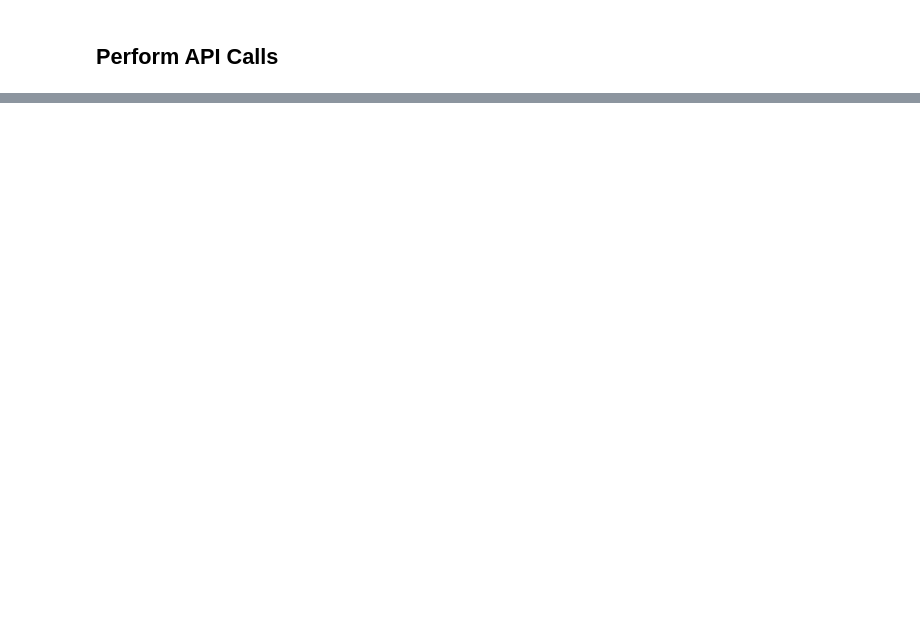
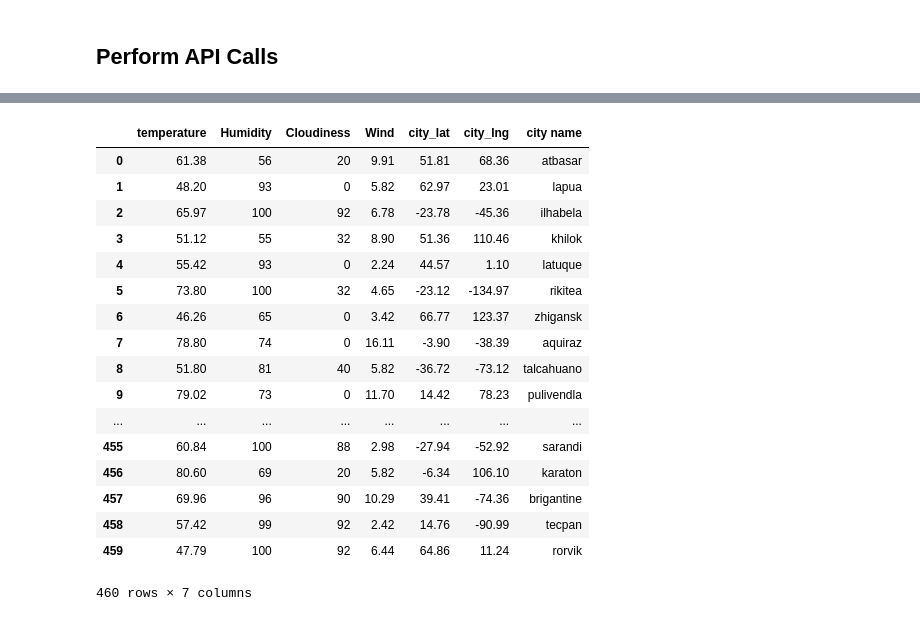
Before and after one commit to RubenP03/Data-Science-Portfolio, a Jupyter notebook: Assignment 6 - API/Instructions/starter_code/WeatherPy.ipynb, the cells around one changed output, grey strips where cells are left out. Cells and saved outputs as stored; diff of their text form; code cells hidden in the pictures; blank space fills up the shorter version.

```diff
--- a/Assignment 6 - API/Instructions/starter_code/WeatherPy.ipynb
+++ b/Assignment 6 - API/Instructions/starter_code/WeatherPy.ipynb
@@ -71,5 +80,5 @@ print(cities)
 api_key = api_keys.api_key
 
 # Starting URL for Weather Map API Call
-url = "http://api.openweathermap.org/data/2.5/weather?units=Imperial&APPID=" + api_key + "&q="+ cities[0]
+url = "http://api.openweathermap.org/data/2.5/weather?units=Imperial&APPID=" + api_key + "&q="
 print(url)
@@ -81,3 +92,27 @@ wind = []
 city_lat = []
 city_lng = []
 completed_cities = []
+# %%
+for city in cities:
+    city = city.replace(" ", "")
+    city_url = url + city
+
+    print(city_url)
+    # get city weather data
+    time.sleep(0.02)
+    print('Working on city: ' + city)
+    try:
+        # Build query URL
+        test = req.get(city_url).json()
+        print(test)
+
+        temps.append(test['main']['temp'])
+        humidity.append(test['main']['humidity'])
+        clouds.append(test['clouds']['all'])
+        wind.append(test['wind']['speed'])
+        city_lat.append(test['coord']['lat'])
+        city_lng.append(test['coord']['lon'])
+        completed_cities.append(city)
+    except:
+        print('City not found')
+        continue
@@ -84,6 +137,30 @@ completed_cities = []
 # %%
 # create empty dataframe for city and weather info
-column_names = ('City Name', 'Country Code', 'Latitude', 'Longitude','Temp (F)',
-            'Humidity (%)','Cloudiness (%)','Wind Speed (mph)')
-cities_df = pd.DataFrame(columns = column_names)
+d = {'temperature': temps,
+    'Humidity': humidity,
+    'Cloudiness': clouds,
+    'Wind': wind,
+    'city_lat': city_lat,
+    'city_lng': city_lng,
+    'city name': completed_cities}
+cities_df = pd.DataFrame(d)
 cities_df
+# %% [output]
+|  | temperature | Humidity | Cloudiness | Wind | city_lat | city_lng | city name |
+| 0 | 61.38 | 56 | 20 | 9.91 | 51.81 | 68.36 | atbasar |
+| 1 | 48.20 | 93 | 0 | 5.82 | 62.97 | 23.01 | lapua |
+| 2 | 65.97 | 100 | 92 | 6.78 | -23.78 | -45.36 | ilhabela |
+| 3 | 51.12 | 55 | 32 | 8.90 | 51.36 | 110.46 | khilok |
+| 4 | 55.42 | 93 | 0 | 2.24 | 44.57 | 1.10 | latuque |
+| 5 | 73.80 | 100 | 32 | 4.65 | -23.12 | -134.97 | rikitea |
+| 6 | 46.26 | 65 | 0 | 3.42 | 66.77 | 123.37 | zhigansk |
+| 7 | 78.80 | 74 | 0 | 16.11 | -3.90 | -38.39 | aquiraz |
+| 8 | 51.80 | 81 | 40 | 5.82 | -36.72 | -73.12 | talcahuano |
+| 9 | 79.02 | 73 | 0 | 11.70 | 14.42 | 78.23 | pulivendla |
+| ... | ... | ... | ... | ... | ... | ... | ... |
+| 455 | 60.84 | 100 | 88 | 2.98 | -27.94 | -52.92 | sarandi |
+| 456 | 80.60 | 69 | 20 | 5.82 | -6.34 | 106.10 | karaton |
+| 457 | 69.96 | 96 | 90 | 10.29 | 39.41 | -74.36 | brigantine |
+| 458 | 57.42 | 99 | 92 | 2.42 | 14.76 | -90.99 | tecpan |
+| 459 | 47.79 | 100 | 92 | 6.44 | 64.86 | 11.24 | rorvik |
+460 rows × 7 columns
```
Also changed, not shown: parts of 11 cells of this notebook.
